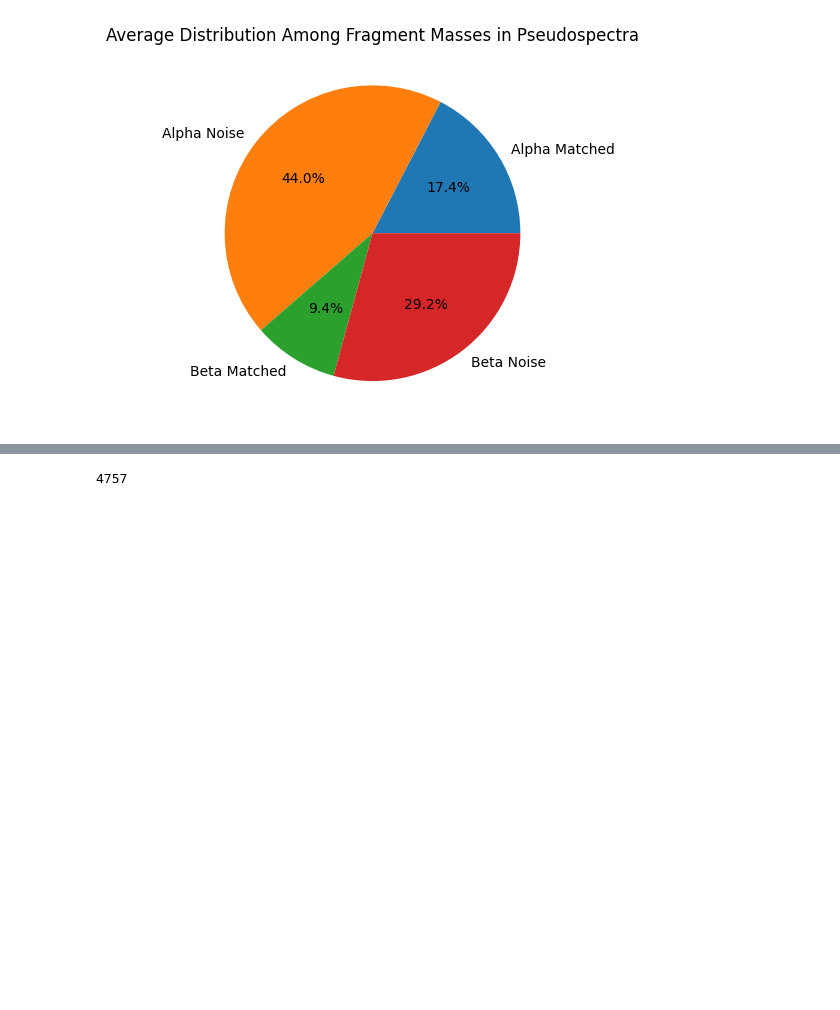
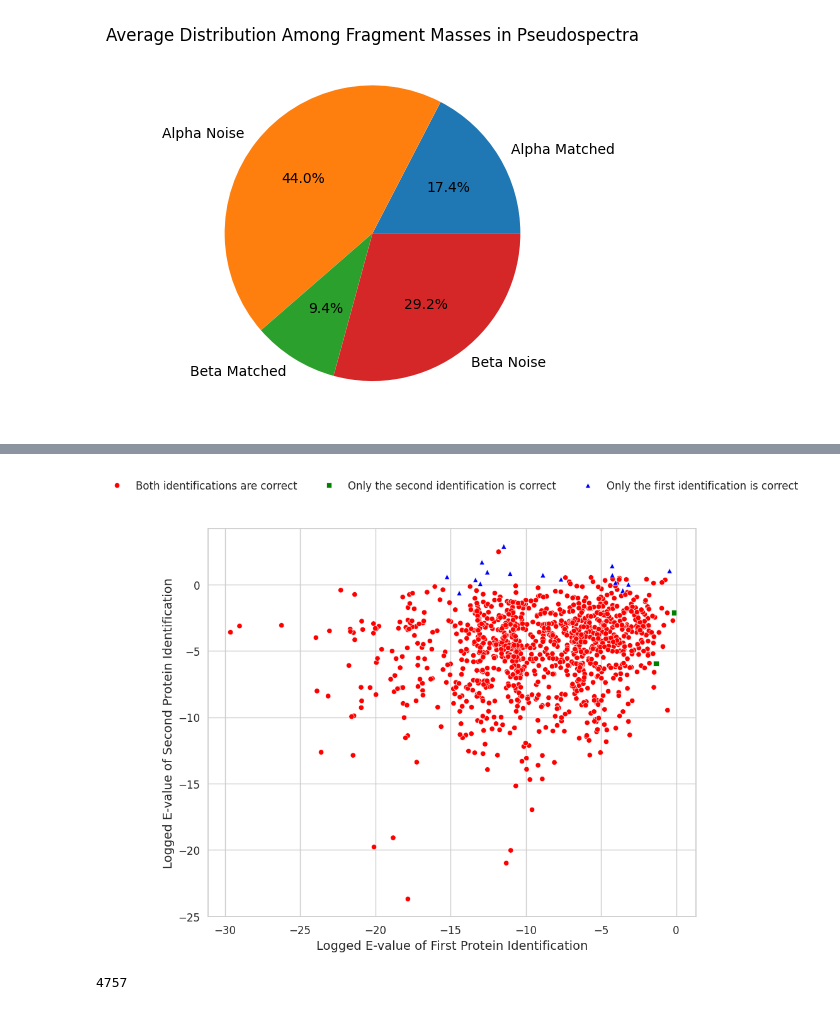
Before and after one commit to todanielwang/TopMPI, a Jupyter notebook: notebook.ipynb, the cells around one changed output, grey strips where cells are left out. Drawn from its saved outputs; the diff is of its cells as text; code cells hidden in the pictures; blank space fills up the shorter version.

```diff
--- a/notebook.ipynb
+++ b/notebook.ipynb
@@ -1611,13 +1791,15 @@ import sys
 import pandas as pd
 import read_msalign
 
-verifier = pd.read_csv("/home/daniel/Desktop/datafiles/RealData/ecoli/DDA/20231215_ecoli_400ng/20231215_ecoli_400ng_daniel_1_ms2_toppic_prsm_single.tsv", delimiter="\t", skiprows=29)
+verifier = pd.read_csv("/home/daniel/Desktop/datafiles/RealData/ecoli/DDA/20231215_ecoli_400ng/20231215_ecoli_400ng_daniel_1_ms2_toppic_prsm_single.tsv", delimiter="\t")
 
-dir = "/home/daniel/Desktop/datafiles/RealData/ecoli/DDA/20231215_ecoli_400ng/Simulation5/"
+dir = "/home/daniel/Desktop/datafiles/RealData/ecoli/DDA/20231215_ecoli_400ng/simulation/"
 
 result = pd.read_csv(dir + "resolved_ms2_toppic_prsm_single.tsv", delimiter="\t", skiprows=29)
+# result2 = pd.read_csv(dir + "resolved1_ms2_toppic_prsm_single.tsv", delimiter="\t", skiprows=29)
 
 spec_list = read_msalign.read_spec_file(dir + "resolved_ms2.msalign")
+# spec_list2 = read_msalign.read_spec_file(dir + "resolved2_ms2.msalign")
 
 spec_dict = {}
 for spec in spec_list:
@@ -1627,21 +1809,93 @@ for index, row in result.iterrows():
     result.loc[index, "Scan_real"] = int(row["Scan(s)"]) % 100000
     result.loc[index, "Scan(other)"] = int(spec_dict[str(row["Scan(s)"])].header.title) % 100000
 
+# display(verifier)
+
 verifiedResult = pd.merge(result,verifier[['Scan(s)','Proteoform', "Protein accession", "Proteoform mass", "#matched peaks", "#unexpected modifications"]], left_on='Scan_real', right_on="Scan(s)", how='left', suffixes=("", "_True"))
 
-finalResult = pd.merge(verifiedResult,verifier[['Scan(s)','Proteoform', "Protein accession", "Proteoform mass", "#matched peaks", "#unexpected modifications"]], left_on='Scan(other)', right_on="Scan(s)", how='left', suffixes=("", "_Other"))
+joined = pd.merge(verifiedResult,verifier[['Scan(s)','Proteoform', "Protein accession", "Proteoform mass", "#matched peaks", "#unexpected modifications"]], left_on='Scan(other)', right_on="Scan(s)", how='left', suffixes=("", "_Other"))
 
-finalResult["Verified_ProteinCorrect"] = "-"
-finalResult.loc[(finalResult["Scan(s)"] < 10000000), "Verified_ProteinCorrect"] = (finalResult["Protein accession"] == finalResult["Protein accession_True"])
-finalResult.loc[(finalResult["Scan(s)"] > 10000000), "Verified_ProteinCorrect"] = (finalResult["Protein accession"] == finalResult["Protein accession_Other"])
+joined["Verified_ProteinCorrect"] = "-"
+joined.loc[(joined["Scan(s)"] < 10000000), "Verified_ProteinCorrect"] = (joined["Protein accession"] == joined["Protein accession_True"])
+joined.loc[(joined["Scan(s)"] > 10000000), "Verified_ProteinCorrect"] = (joined["Protein accession"] == joined["Protein accession_Other"])
 
-finalResult["proteoform_ppm"] = finalResult["Proteoform mass"] * 10 / 1e6
-finalResult.loc[finalResult["proteoform_ppm"] < 0.01] = 0.01
+joined["proteoform_ppm"] = joined["Proteoform mass"] * 10 / 1e6
+joined.loc[joined["proteoform_ppm"] < 0.01] = 0.01
 
-finalResult.loc[(finalResult["Scan(s)"] < 10000000), "Verified_ProteoformCorrect"] = (finalResult["Verified_ProteinCorrect"] == True) & (abs(finalResult["Proteoform mass"] - finalResult["Proteoform mass_True"]) < finalResult["proteoform_ppm"])
-finalResult.loc[(finalResult["Scan(s)"] > 10000000), "Verified_ProteoformCorrect"] = (finalResult["Verified_ProteinCorrect"] == True) & (abs(finalResult["Proteoform mass"] - finalResult["Proteoform mass_Other"]) < finalResult["proteoform_ppm"])
+joined.loc[(joined["Scan(s)"] < 10000000), "Verified_ProteoformCorrect"] = (joined["Verified_ProteinCorrect"] == True) & (abs(joined["Proteoform mass"] - joined["Proteoform mass_True"]) < joined["proteoform_ppm"])
+joined.loc[(joined["Scan(s)"] > 10000000), "Verified_ProteoformCorrect"] = (joined["Verified_ProteinCorrect"] == True) & (abs(joined["Proteoform mass"] - joined["Proteoform mass_Other"]) < joined["proteoform_ppm"])
+
+joined["Logged E-value"] = np.log10(joined["E-value"])
+
+# joined[joined["Verified_ProteinCorrect"] == True]
+# finalResult[finalResult["Verified_ProteoformCorrect" == True]].shape()
+
+# filtered = joined[joined["E-value"] < 0.01]
+
+# filtered['pair'] = filtered.apply(lambda row: tuple(sorted((row['Scan_real'], row['Scan(other)']))), axis=1)
+
+# # Step 2: Count the occurrences of each unique standardized pair
+# pair_counts = filtered['pair'].value_counts()
+
+# # Step 3: Determine how many unique pairs appeared once and how many appeared twice
+# count_once = (pair_counts == 1).sum()
+# count_twice = (pair_counts == 2).sum()
+
+# print(f'Number of unique pairs that appeared once: {count_once}')
+# print(f'Number of unique pairs that appeared twice: {count_twice}')
+
+# filtered[filtered["Verified_ProteinCorrect"]]
+
+df_x = joined[joined['Scan(s)'] < 10000000].reset_index(drop=True)
+df_y = joined[joined['Scan(s)'] > 10000000].reset_index(drop=True)
+
+# Make sure both dataframes have the same number of rows for pairing
+min_length = min(len(df_x), len(df_y))
+# df_x = df_x.iloc[:min_length]
+# df_y = df_y.iloc[:min_length]
+
+# Prepare the scatter plot data
+scatter_data = pd.DataFrame({
+    'x': df_x['Logged E-value'],
+    'y': df_y['Logged E-value'],
+    'boolean_x': df_x['Verified_ProteinCorrect'],
+    'boolean_y': df_y['Verified_ProteinCorrect']
+})
+
+# Define color mapping based on boolean pairs
+scatter_data['combination'] = scatter_data.apply(lambda row:
+                                                 'Both identifications are correct' if row['boolean_x'] and row['boolean_y'] else
+                                                 'Only the first identification is correct' if row['boolean_x'] else
+                                                 'Only the second identification is correct' if row['boolean_y'] else
+                                                 'Both identifications are false', axis=1)
+
+palette = {
+    'Both identifications are correct': 'red',
+    'Only the first identification is correct': 'blue',
+    'Only the second identification is correct': 'green',
+    'Both identifications are false': 'black'
+}
+
+sns.set(style='whitegrid')
+
+# Plotting the scatter plot
+plt.figure(figsize=(12, 8))
+
+# Plotting the scatter plot
+plt.figure(figsize=(10, 8))
+sns.scatterplot(data=scatter_data, x='x', y='y', hue='combination', palette=palette, style='combination', markers=['o', 's', '^'])
 
 
-finalResult[finalResult["Verified_ProteoformCorrect"] == False]
-# finalResult[finalResult["Verified_ProteoformCorrect" == True]].shape()
+# Customize plot
+plt.xlabel('Logged E-value of First Protein Identification', fontsize=14)
+plt.ylabel('Logged E-value of Second Protein Identification', fontsize=14)
+plt.legend(title='', loc='upper center', bbox_to_anchor=(0.5, 1.15), ncol=3, frameon=False, fontsize=12)
+
+plt.axvline(x=-1, color='black', linestyle='--', linewidth=1)
+plt.axhline(y=-1, color='black', linestyle='--', linewidth=1)
+
+plt.xticks(fontsize=12)
+plt.yticks(fontsize=12)
+
+plt.show()
 # %% [output]
@@ -1661,3 +1903,4 @@ finalResult[finalResult["Verified_ProteoformCorrect"] == False]
+[figure, added]
 # %%
 import read_msalign
 
```
Also changed, not shown: parts of 21 cells of this notebook, 16 other files.
